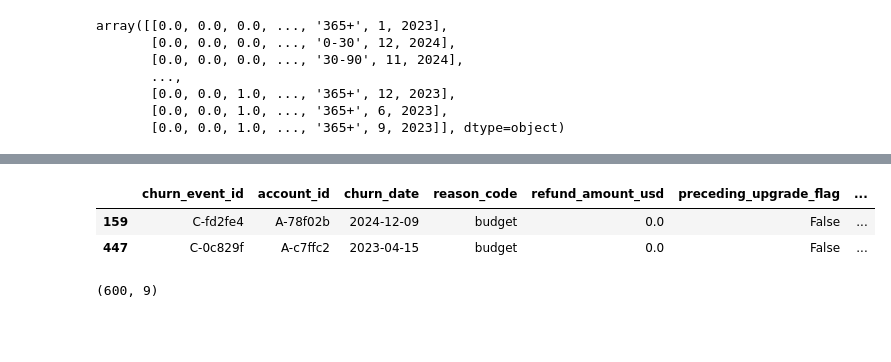
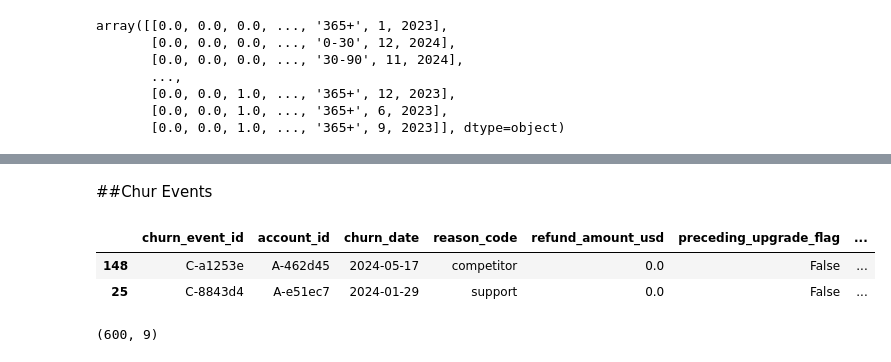
Before and after one commit to ShazanRafi/saas-churn-prediction, a Jupyter notebook: SaaS_Churning_Prediction.ipynb, the cells around one changed output, grey strips where cells are left out. Saved outputs shown, nothing was run; the diff lists cells and outputs as text; code cells hidden in the pictures; blank space fills up the shorter version.

```diff
--- a/SaaS_Churning_Prediction.ipynb
+++ b/SaaS_Churning_Prediction.ipynb
@@ -9,8 +9,8 @@ from sklearn.pipeline import Pipeline
 from sklearn.model_selection import train_test_split
 # %%
 accounts = pd.read_csv('ravenstack_accounts.csv')
-cevents = pd.read_csv('ravenstack_churn_events.csv')
-fusage = pd.read_csv('ravenstack_feature_usage.csv')
+churn_events = pd.read_csv('ravenstack_churn_events.csv')
+feature_usage = pd.read_csv('ravenstack_feature_usage.csv')
 subscription = pd.read_csv('ravenstack_subscriptions.csv')
 support = pd.read_csv('ravenstack_support_tickets.csv')
 # %%
@@ -252,7 +226,9 @@ pd.DataFrame(X_train_ohe, columns = ohe.get_feature_names_out())
+# %% [markdown]
+##Chur Events
 # %%
-cevents.sample(2)
+churn_events.sample(2)
 # %% [output]
 |  | churn_event_id | account_id | churn_date | reason_code | refund_amount_usd | preceding_upgrade_flag | ... |
-| 159 | C-fd2fe4 | A-78f02b | 2024-12-09 | budget | 0.0 | False | ... |
-| 447 | C-0c829f | A-c7ffc2 | 2023-04-15 | budget | 0.0 | False | ... |
+| 148 | C-a1253e | A-462d45 | 2024-05-17 | competitor | 0.0 | False | ... |
+| 25 | C-8843d4 | A-e51ec7 | 2024-01-29 | support | 0.0 | False | ... |
 # %%
```
Also changed, not shown: parts of 32 cells of this notebook.
